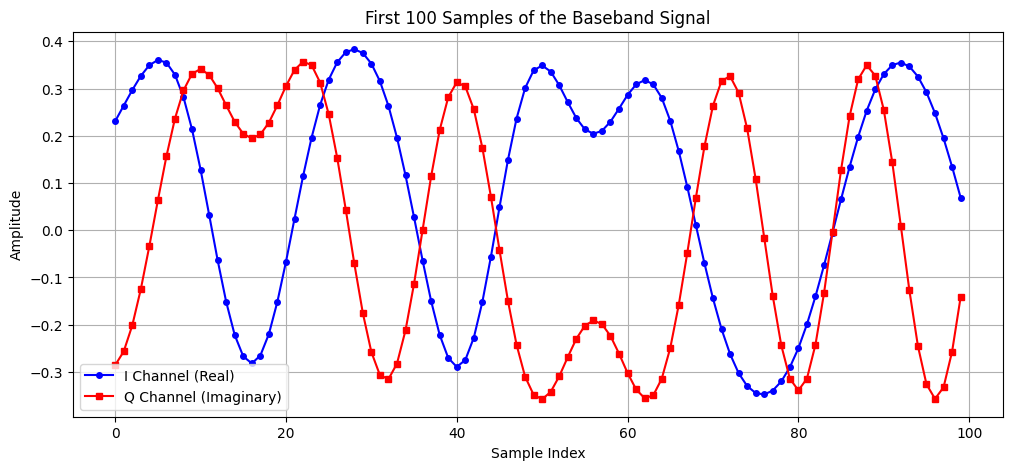
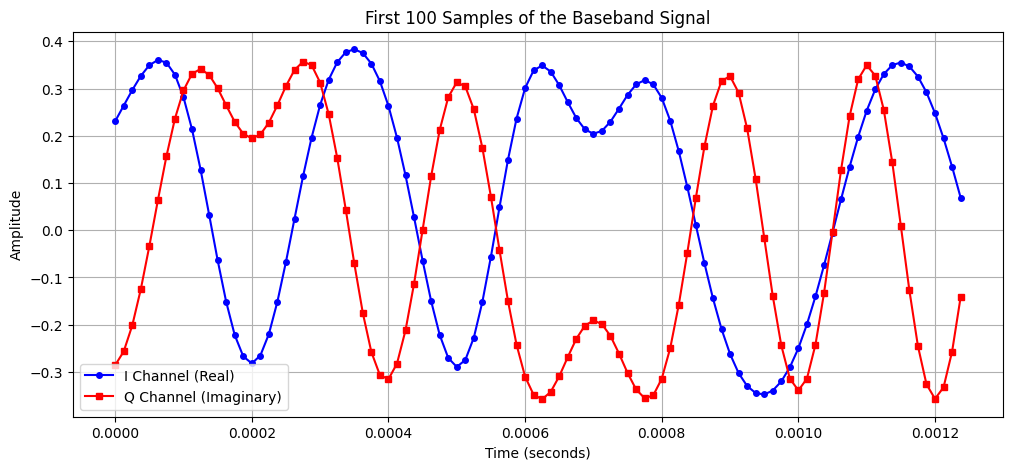
Unified diff of the notebook cell whose output changed from the first chart to the second:
--- before
+++ after
@@ -1,14 +1,16 @@
 import matplotlib.pyplot as plt
+import numpy as np
 
-# 2. Plotting: Visualize the first 100 samples
+# 2. Plotting: Visualize the first 100 samples against time
 n_samples = 100
-sample_range = range(n_samples)
+# Calculate time array for the x-axis (t = index / fs)
+time_axis = np.arange(n_samples) / tx.fs
 
 plt.figure(figsize=(12, 5))
-plt.plot(sample_range, signal.real[:n_samples], 'b-o', label='I Channel (Real)', markersize=4)
-plt.plot(sample_range, signal.imag[:n_samples], 'r-s', label='Q Channel (Imaginary)', markersize=4)
+plt.plot(time_axis, signal.real[:n_samples], 'b-o', label='I Channel (Real)', markersize=4)
+plt.plot(time_axis, signal.imag[:n_samples], 'r-s', label='Q Channel (Imaginary)', markersize=4)
 
 plt.title(f'First {n_samples} Samples of the Baseband Signal')
-plt.xlabel('Sample Index')
+plt.xlabel('Time (seconds)')
 plt.ylabel('Amplitude')
 plt.legend()

Commit: 使用 Colab 建立